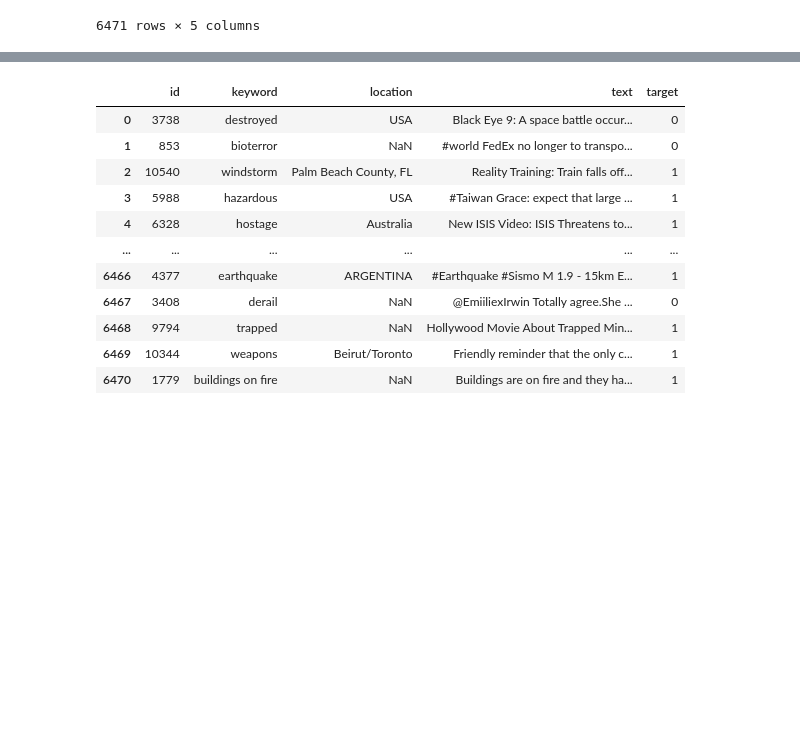
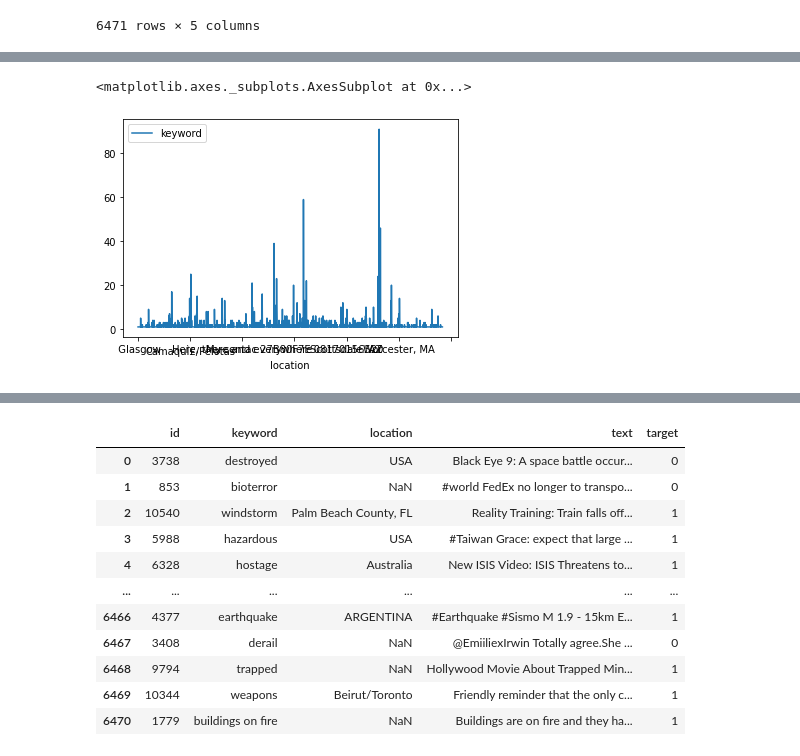
Before and after one commit to KVVisDon/Data-Mining-Project, a Jupyter notebook: code/Team_Microsoft.ipynb, the cells around one changed output, grey strips where cells are left out. Drawn from its saved outputs; the diff is of its cells as text; code cells hidden in the pictures; blank space fills up the shorter version.

```diff
--- a/code/Team_Microsoft.ipynb
+++ b/code/Team_Microsoft.ipynb
@@ -73,0 +135,12 @@ Base rate is 0.57
+# %%
+#using pivot tables
+pivot=pd.pivot_table(
+    data=df,
+    index="location",
+    values='keyword',
+    aggfunc='count'
+)
+pivot.plot() ## find a way to make the figure bigger
+# %% [output]
+<matplotlib.axes._subplots.AxesSubplot at 0x...>
+[figure, added]
```
Also changed, not shown: parts of 23 cells of this notebook.
